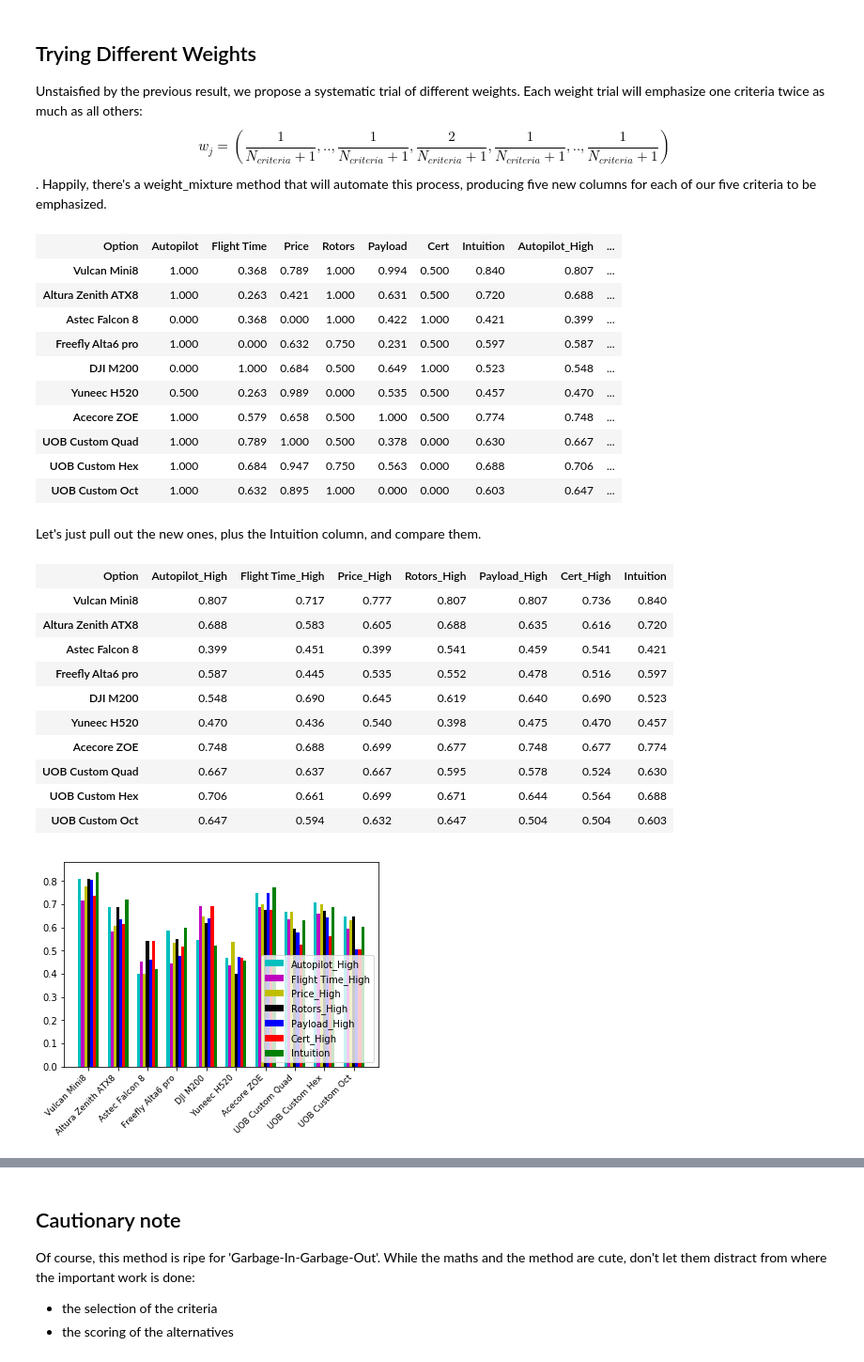
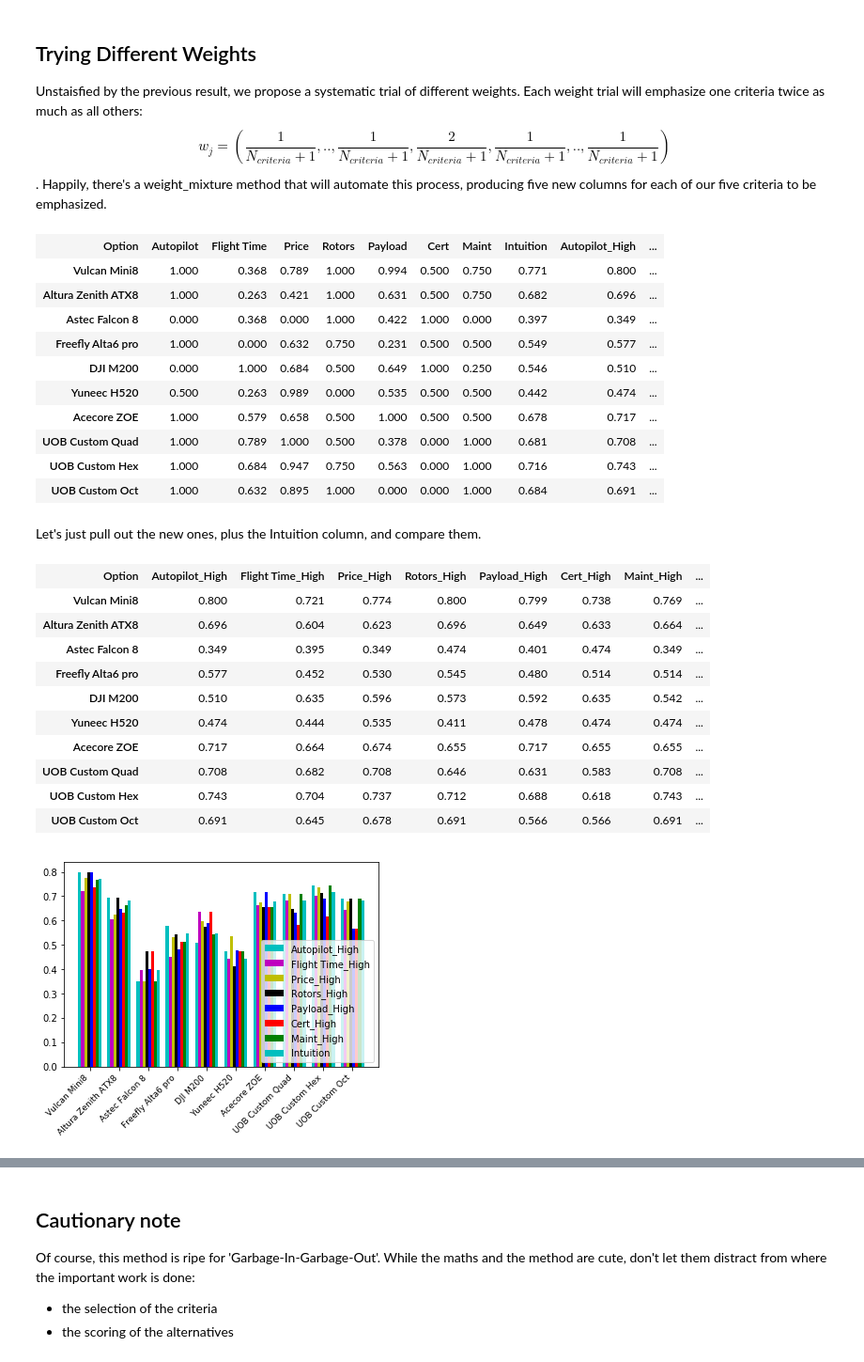
Before and after one commit to arthurrichards77/mcdm, a Jupyter notebook: uav.ipynb, the cells around one changed output, grey strips where cells are left out. Shown at 94% size. Saved outputs shown, nothing was run; the diff lists cells and outputs as text; code cells hidden in the pictures.

```diff
--- a/uav.ipynb
+++ b/uav.ipynb
@@ -131,11 +131,11 @@ uav.to_html()
 Need to add a criterion, without undoing all the hard work above.
 * Cert: +1 if certified and COTS, 0 if COTS and open source, -1 if home-build
 # %%
-criteria += ['Cert']
+new_criterion='Cert'
+criteria += [new_criterion]
 print('COPY AND PASTE FROM BELOW')
 for opt in platforms:
-    for cri in ['Cert']:
-        print("uav.set_score(\'{}\', \'{}\' ,0.0)".format(opt,cri))
+    print("uav.set_score(\'{}\', \'{}\' ,0.0)".format(opt,new_criterion))
 # %% [output]
 COPY AND PASTE FROM BELOW
 uav.set_score('Vulcan Mini8', 'Cert' ,0.0)
@@ -174,0 +177,6 @@ uav.to_html()
+# %%
+new_criterion='Maint'
+criteria += [new_criterion]
+print('COPY AND PASTE FROM BELOW')
+for opt in platforms:
+    print("uav.set_score(\'{}\', \'{}\' ,0.0)".format(opt,new_criterion))
@@ -174,0 +195,12 @@ uav.to_html()
+# %%
+uav.set_score('Vulcan Mini8', 'Maint' ,1.0)
+uav.set_score('Altura Zenith ATX8', 'Maint' ,1.0)
+uav.set_score('Astec Falcon 8', 'Maint' ,-2.0)
+uav.set_score('Freefly Alta6 pro', 'Maint' ,0.0)
+uav.set_score('DJI M200', 'Maint' ,-1.0)
+uav.set_score('Yuneec H520', 'Maint' ,0.0)
+uav.set_score('Acecore ZOE', 'Maint' ,0.0)
+uav.set_score('UOB Custom Quad', 'Maint' ,2.0)
+uav.set_score('UOB Custom Hex', 'Maint' ,2.0)
+uav.set_score('UOB Custom Oct', 'Maint' ,2.0)
+uav.to_html()
@@ -248,36 +295,37 @@ Happily, there's a weight_mixture method that will automate this process, produc
 uav_01.weight_mixture(criteria)
 uav_01.to_html()
 # %% [output]
-| Option | Autopilot | Flight Time | Price | Rotors | Payload | Cert | Intuition | Autopilot_High | ... |
-| Vulcan Mini8 | 1.000 | 0.368 | 0.789 | 1.000 | 0.994 | 0.500 | 0.840 | 0.807 | ... |
-| Altura Zenith ATX8 | 1.000 | 0.263 | 0.421 | 1.000 | 0.631 | 0.500 | 0.720 | 0.688 | ... |
-| Astec Falcon 8 | 0.000 | 0.368 | 0.000 | 1.000 | 0.422 | 1.000 | 0.421 | 0.399 | ... |
-| Freefly Alta6 pro | 1.000 | 0.000 | 0.632 | 0.750 | 0.231 | 0.500 | 0.597 | 0.587 | ... |
-| DJI M200 | 0.000 | 1.000 | 0.684 | 0.500 | 0.649 | 1.000 | 0.523 | 0.548 | ... |
-| Yuneec H520 | 0.500 | 0.263 | 0.989 | 0.000 | 0.535 | 0.500 | 0.457 | 0.470 | ... |
-| Acecore ZOE | 1.000 | 0.579 | 0.658 | 0.500 | 1.000 | 0.500 | 0.774 | 0.748 | ... |
-| UOB Custom Quad | 1.000 | 0.789 | 1.000 | 0.500 | 0.378 | 0.000 | 0.630 | 0.667 | ... |
-| UOB Custom Hex | 1.000 | 0.684 | 0.947 | 0.750 | 0.563 | 0.000 | 0.688 | 0.706 | ... |
-| UOB Custom Oct | 1.000 | 0.632 | 0.895 | 1.000 | 0.000 | 0.000 | 0.603 | 0.647 | ... |
+| Option | Autopilot | Flight Time | Price | Rotors | Payload | Cert | Maint | Intuition | Autopilot_High | ... |
+| Vulcan Mini8 | 1.000 | 0.368 | 0.789 | 1.000 | 0.994 | 0.500 | 0.750 | 0.771 | 0.800 | ... |
+| Altura Zenith ATX8 | 1.000 | 0.263 | 0.421 | 1.000 | 0.631 | 0.500 | 0.750 | 0.682 | 0.696 | ... |
+| Astec Falcon 8 | 0.000 | 0.368 | 0.000 | 1.000 | 0.422 | 1.000 | 0.000 | 0.397 | 0.349 | ... |
+| Freefly Alta6 pro | 1.000 | 0.000 | 0.632 | 0.750 | 0.231 | 0.500 | 0.500 | 0.549 | 0.577 | ... |
+| DJI M200 | 0.000 | 1.000 | 0.684 | 0.500 | 0.649 | 1.000 | 0.250 | 0.546 | 0.510 | ... |
+| Yuneec H520 | 0.500 | 0.263 | 0.989 | 0.000 | 0.535 | 0.500 | 0.500 | 0.442 | 0.474 | ... |
+| Acecore ZOE | 1.000 | 0.579 | 0.658 | 0.500 | 1.000 | 0.500 | 0.500 | 0.678 | 0.717 | ... |
+| UOB Custom Quad | 1.000 | 0.789 | 1.000 | 0.500 | 0.378 | 0.000 | 1.000 | 0.681 | 0.708 | ... |
+| UOB Custom Hex | 1.000 | 0.684 | 0.947 | 0.750 | 0.563 | 0.000 | 1.000 | 0.716 | 0.743 | ... |
+| UOB Custom Oct | 1.000 | 0.632 | 0.895 | 1.000 | 0.000 | 0.000 | 1.000 | 0.684 | 0.691 | ... |
 # %% [markdown]
 Let's just pull out the new ones, plus the Intuition column, and compare them.
 # %%
-uav_01.select_criteria(['{}_High'.format(cri) for cri in criteria] + ['Intuition']).to_html()
+score_list = ['{}_High'.format(cri) for cri in criteria] + ['Intuition']
+uav_01.select_criteria(score_list).to_html()
 # %% [output]
-| Option | Autopilot_High | Flight Time_High | Price_High | Rotors_High | Payload_High | Cert_High | Intuition |
-| Vulcan Mini8 | 0.807 | 0.717 | 0.777 | 0.807 | 0.807 | 0.736 | 0.840 |
-| Altura Zenith ATX8 | 0.688 | 0.583 | 0.605 | 0.688 | 0.635 | 0.616 | 0.720 |
-| Astec Falcon 8 | 0.399 | 0.451 | 0.399 | 0.541 | 0.459 | 0.541 | 0.421 |
-| Freefly Alta6 pro | 0.587 | 0.445 | 0.535 | 0.552 | 0.478 | 0.516 | 0.597 |
-| DJI M200 | 0.548 | 0.690 | 0.645 | 0.619 | 0.640 | 0.690 | 0.523 |
-| Yuneec H520 | 0.470 | 0.436 | 0.540 | 0.398 | 0.475 | 0.470 | 0.457 |
-| Acecore ZOE | 0.748 | 0.688 | 0.699 | 0.677 | 0.748 | 0.677 | 0.774 |
-| UOB Custom Quad | 0.667 | 0.637 | 0.667 | 0.595 | 0.578 | 0.524 | 0.630 |
-| UOB Custom Hex | 0.706 | 0.661 | 0.699 | 0.671 | 0.644 | 0.564 | 0.688 |
-| UOB Custom Oct | 0.647 | 0.594 | 0.632 | 0.647 | 0.504 | 0.504 | 0.603 |
+| Option | Autopilot_High | Flight Time_High | Price_High | Rotors_High | Payload_High | Cert_High | Maint_High | ... |
+| Vulcan Mini8 | 0.800 | 0.721 | 0.774 | 0.800 | 0.799 | 0.738 | 0.769 | ... |
+| Altura Zenith ATX8 | 0.696 | 0.604 | 0.623 | 0.696 | 0.649 | 0.633 | 0.664 | ... |
+| Astec Falcon 8 | 0.349 | 0.395 | 0.349 | 0.474 | 0.401 | 0.474 | 0.349 | ... |
+| Freefly Alta6 pro | 0.577 | 0.452 | 0.530 | 0.545 | 0.480 | 0.514 | 0.514 | ... |
+| DJI M200 | 0.510 | 0.635 | 0.596 | 0.573 | 0.592 | 0.635 | 0.542 | ... |
+| Yuneec H520 | 0.474 | 0.444 | 0.535 | 0.411 | 0.478 | 0.474 | 0.474 | ... |
+| Acecore ZOE | 0.717 | 0.664 | 0.674 | 0.655 | 0.717 | 0.655 | 0.655 | ... |
+| UOB Custom Quad | 0.708 | 0.682 | 0.708 | 0.646 | 0.631 | 0.583 | 0.708 | ... |
+| UOB Custom Hex | 0.743 | 0.704 | 0.737 | 0.712 | 0.688 | 0.618 | 0.743 | ... |
+| UOB Custom Oct | 0.691 | 0.645 | 0.678 | 0.691 | 0.566 | 0.566 | 0.691 | ... |
 # %%
-ax = uav_01.select_criteria(['{}_High'.format(cri) for cri in criteria] + ['Intuition']).plot(show=False)
+ax = uav_01.select_criteria(score_list).plot(show=False)
 xt=ax.set_xticklabels(platforms,{'fontsize':9, }, rotation=45, ha='right')
 lg=ax.legend(loc='lower right')
 # %% [output]
-[figure, old version]
+[figure, new version]
```
Also changed, not shown: parts of 11 cells of this notebook, 1 other file.
